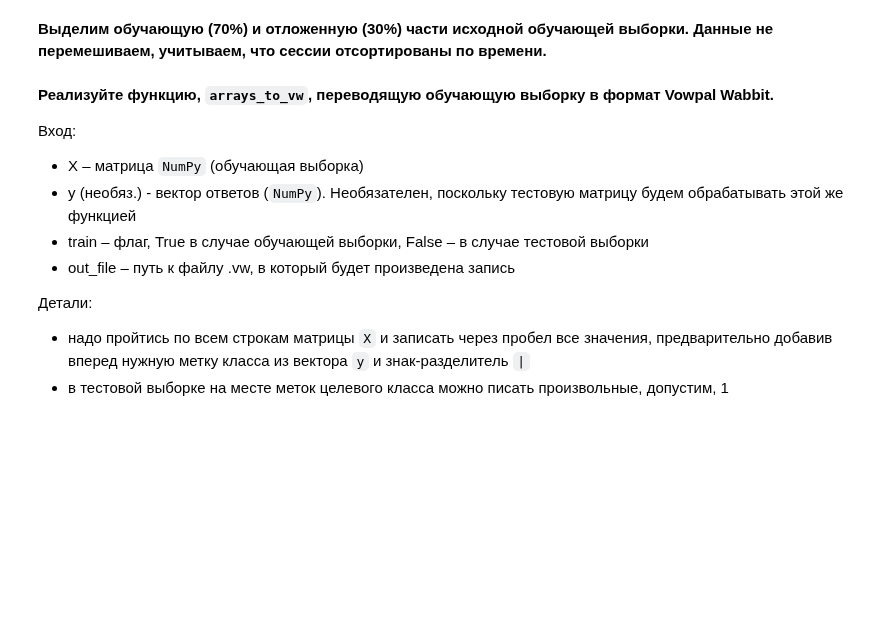
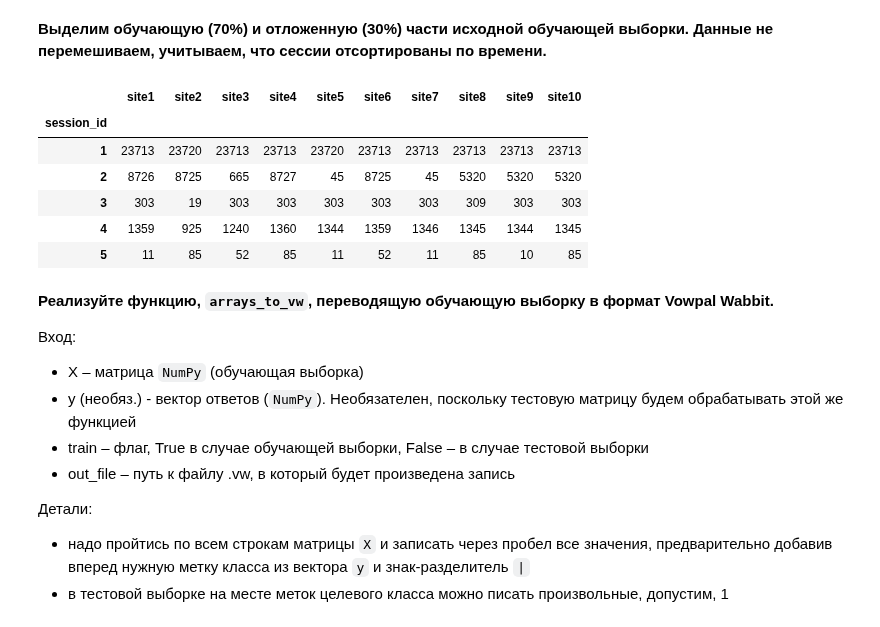
Before and after one commit to dmitrymoshkin/MFTI_Yandex_DA_specialisation, a Jupyter notebook: 6 course/week6_vowpal_wabbit.ipynb, the cells around one changed output. Saved outputs shown, nothing was run; the diff lists cells and outputs as text; code cells hidden in the pictures; blank space fills up the shorter version.

```diff
--- a/6 course/week6_vowpal_wabbit.ipynb
+++ b/6 course/week6_vowpal_wabbit.ipynb
@@ -44,6 +48,6 @@ from sklearn.linear_model import LogisticRegression, SGDClassifier
 # %%
 # Поменяйте на свой путь к данным
-PATH_TO_DATA = 'capstone_user_identification'
+PATH_TO_DATA = r'C:\Users\MI\Documents\GitHub\moshkin\MFTI_Yandex_DA_specialisation\6 course\catch-me-if-you-can'
 # %% [markdown]
 **Загрузим обучающую и тестовую выборки. Можете заметить, что тестовые сессии здесь по времени четко отделены от сессий в обучающей выборке. **
 # %%
@@ -95,10 +136,20 @@ y = ''' ВАШ КОД ЗДЕСЬ '''
 **Выделим обучающую (70%) и отложенную (30%) части исходной обучающей выборки. Данные не перемешиваем, учитываем, что сессии отсортированы по времени.**
 # %%
 train_share = int(.7 * train_df_400.shape[0])
-train_df_part = train_df_400[sites].iloc[:train_share, :]
-valid_df = train_df_400[sites].iloc[train_share:, :]
+train_df_part = train_df_400[sites].fillna(0).astype('int').iloc[:train_share, :]
+valid_df = train_df_400[sites].fillna(0).astype('int').iloc[train_share:, :]
 X_train_part_sparse = X_train_sparse[:train_share, :]
 X_valid_sparse = X_train_sparse[train_share:, :]
+# %%
+train_df_part.head()
+# %% [output]
+|  | site1 | site2 | site3 | site4 | site5 | site6 | site7 | site8 | site9 | site10 |
+| session_id |  |  |  |  |  |  |  |  |  |  |
+| 1 | 23713 | 23720 | 23713 | 23713 | 23720 | 23713 | 23713 | 23713 | 23713 | 23713 |
+| 2 | 8726 | 8725 | 665 | 8727 | 45 | 8725 | 45 | 5320 | 5320 | 5320 |
+| 3 | 303 | 19 | 303 | 303 | 303 | 303 | 303 | 309 | 303 | 303 |
+| 4 | 1359 | 925 | 1240 | 1360 | 1344 | 1359 | 1346 | 1345 | 1344 | 1345 |
+| 5 | 11 | 85 | 52 | 85 | 11 | 52 | 11 | 85 | 10 | 85 |
 # %%
 y_train_part = y[:train_share]
 y_valid = y[train_share:]
```
Also changed, not shown: parts of 40 cells of this notebook, 36 other files.
